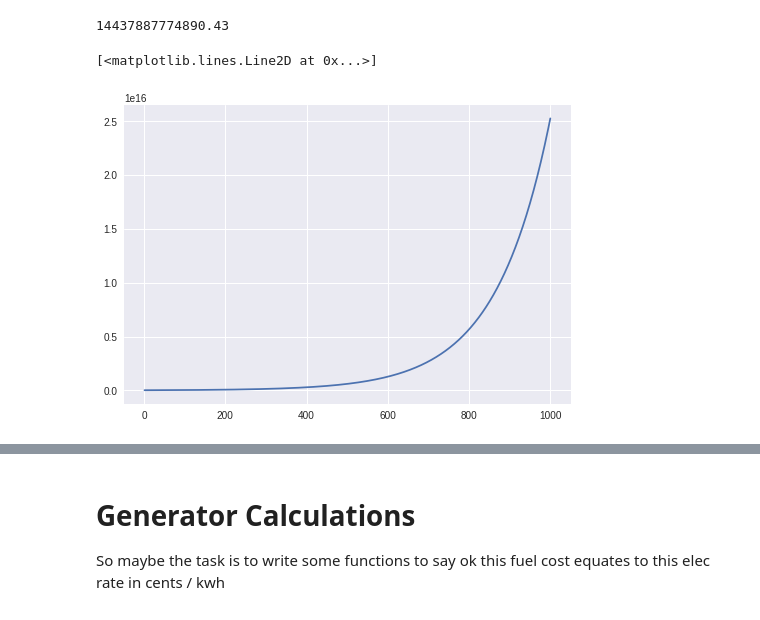
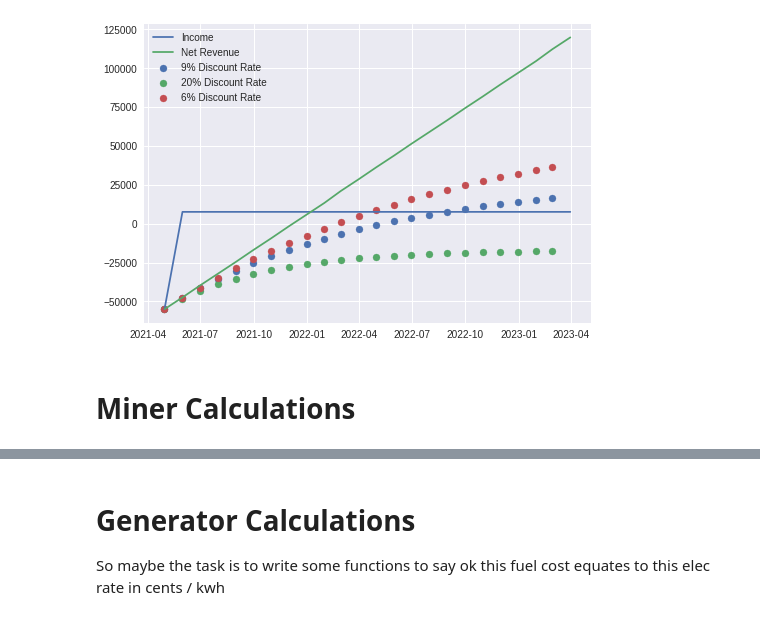
Before and after one commit to oldgeezy/curly-spoon, a Jupyter notebook: Mining Calculator.ipynb, the cells around one changed output, grey strips where cells are left out. Drawn from its saved outputs; the diff is of its cells as text; code cells hidden in the pictures.

```diff
--- a/Mining Calculator.ipynb
+++ b/Mining Calculator.ipynb
@@ -76,0 +128,15 @@ avg_fees = 90 * ureg.btc / ureg.day
+# %%
+dateindex = pd.date_range(start = '2021-4-1', freq = 'M', periods = 24)
+df = pd.DataFrame(data = (capex + revenue), index = dateindex, columns = ['income'])
+
+new_list = []
+net_revenue = 0
+
+for i in df['income'].to_list():
+    net_revenue += i
+    new_list.append(net_revenue)
+
+new_list = [float(ele) for ele in new_list]
+
+df['net_revenue'] = new_list
+df
@@ -76,0 +161,13 @@ avg_fees = 90 * ureg.btc / ureg.day
+# %%
+i = 1
+npv = -1
+tries = df.shape[0]
+df['npv_09'] = np.nan
+df['npv_20'] = np.nan
+df['npv_06'] = np.nan
+
+
+for i in range(1, tries):
+    df['npv_09'].iloc[i-1] = npf.npv(0.091, df['income'].iloc[:i])
+    df['npv_06'].iloc[i-1] = npf.npv(0.06, df['income'].iloc[:i])
+    df['npv_20'].iloc[i-1] = npf.npv(.2, df['income'].iloc[:i])
@@ -76,0 +194,13 @@ avg_fees = 90 * ureg.btc / ureg.day
+# %%
+a =  npf.npv(0.1, df['income'])
+#print("Net Present Value(npv) : ", a)
+
+plt.plot(df['income'], label = 'Income');
+plt.plot(df['net_revenue'], label = 'Net Revenue');
+plt.scatter(df.index, df['npv_09'], label = '9% Discount Rate');
+plt.scatter(df.index, df['npv_20'], label = '20% Discount Rate');
+plt.scatter(df.index, df['npv_06'], label = '6% Discount Rate')
+plt.legend();
+plt.savefig('npv.png')
+# %% [output]
+[figure, added]
@@ -77,11 +217,5 @@ avg_fees = 90 * ureg.btc / ureg.day
 # %%
-x = np.linspace(1, 1000, num = 1000)
-y = diff_func(14363025673660, x)
 
-print(diff_func(14363025673660, 0.0075, 1))
-
-plt.plot(x,y)
+plt.plot(df_difficulty['diff']);
-# %% [output]
-14437887774890.43
-[<matplotlib.lines.Line2D at 0x...>]
-[figure, removed]
+# %% [markdown]
+# Miner Calculations
```
Also changed, not shown: parts of 23 cells of this notebook, 2 other files.
